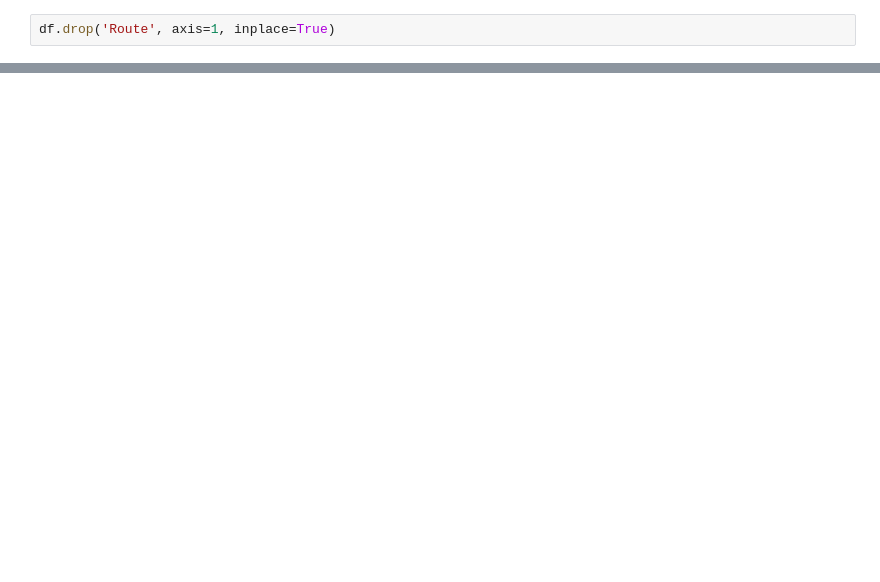
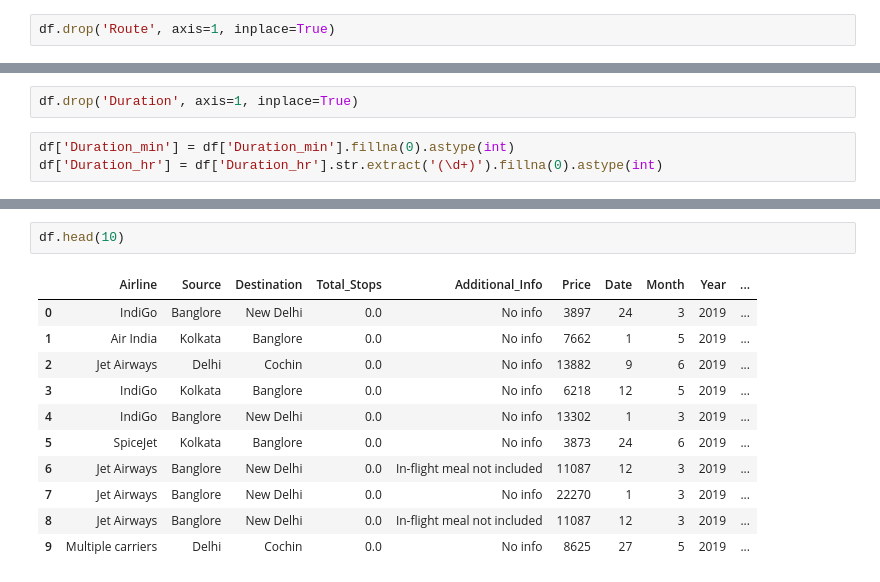
Before and after one commit to udityamerit/Complete-Machine-Learning-For-Beginners, a Jupyter notebook: 6-Exploratory Data Analysis/6.2-EDA_On_Flight_Price_Prediciton.ipynb, the cells around one changed output, grey strips where cells are left out. Saved outputs shown, nothing was run; the diff lists cells and outputs as text; blank space fills up the shorter version.

```diff
--- a/6-Exploratory Data Analysis/6.2-EDA_On_Flight_Price_Prediciton.ipynb
+++ b/6-Exploratory Data Analysis/6.2-EDA_On_Flight_Price_Prediciton.ipynb
@@ -188,0 +212,5 @@ AttributeError: Can only use .str accessor with string values!
+# %%
+df.drop('Duration', axis=1, inplace=True)
+# %%
+df['Duration_min'] = df['Duration_min'].fillna(0).astype(int)
+df['Duration_hr'] = df['Duration_hr'].str.extract('(\d+)').fillna(0).astype(int)
@@ -188,0 +237,14 @@ AttributeError: Can only use .str accessor with string values!
+# %%
+df.head(10)
+# %% [output]
+|  | Airline | Source | Destination | Total_Stops | Additional_Info | Price | Date | Month | Year | ... |
+| 0 | IndiGo | Banglore | New Delhi | 0.0 | No info | 3897 | 24 | 3 | 2019 | ... |
+| 1 | Air India | Kolkata | Banglore | 0.0 | No info | 7662 | 1 | 5 | 2019 | ... |
+| 2 | Jet Airways | Delhi | Cochin | 0.0 | No info | 13882 | 9 | 6 | 2019 | ... |
+| 3 | IndiGo | Kolkata | Banglore | 0.0 | No info | 6218 | 12 | 5 | 2019 | ... |
+| 4 | IndiGo | Banglore | New Delhi | 0.0 | No info | 13302 | 1 | 3 | 2019 | ... |
+| 5 | SpiceJet | Kolkata | Banglore | 0.0 | No info | 3873 | 24 | 6 | 2019 | ... |
+| 6 | Jet Airways | Banglore | New Delhi | 0.0 | In-flight meal not included | 11087 | 12 | 3 | 2019 | ... |
+| 7 | Jet Airways | Banglore | New Delhi | 0.0 | No info | 22270 | 1 | 3 | 2019 | ... |
+| 8 | Jet Airways | Banglore | New Delhi | 0.0 | In-flight meal not included | 11087 | 12 | 3 | 2019 | ... |
+| 9 | Multiple carriers | Delhi | Cochin | 0.0 | No info | 8625 | 27 | 5 | 2019 | ... |
```
Also changed, not shown: parts of 19 cells of this notebook, 1 other file.
